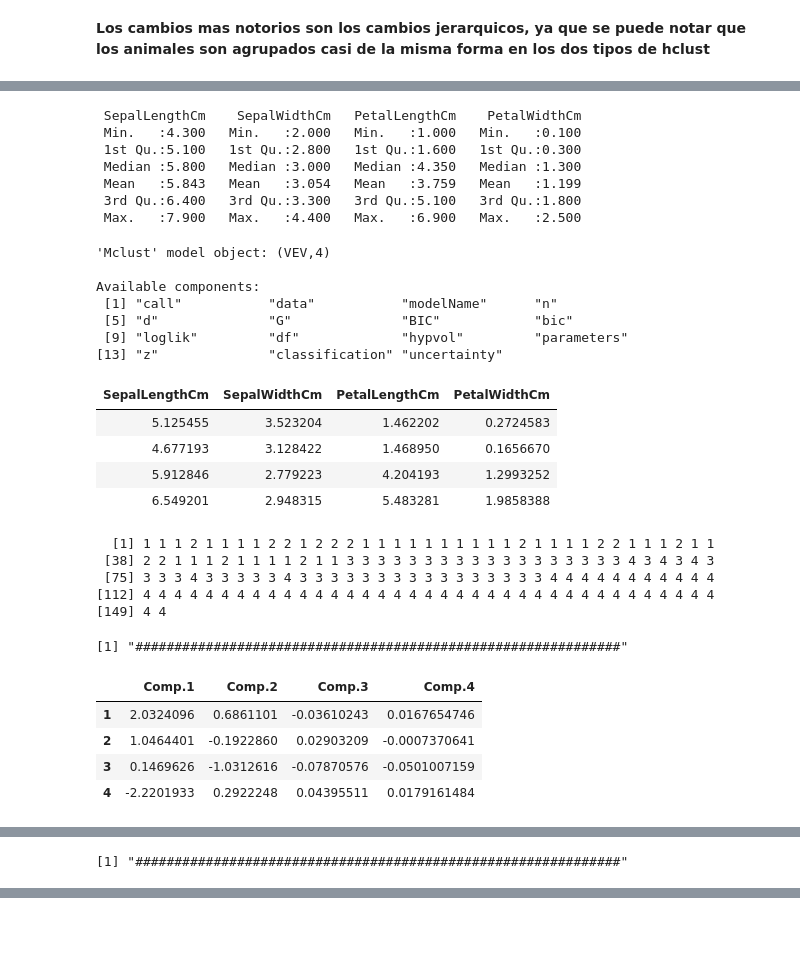
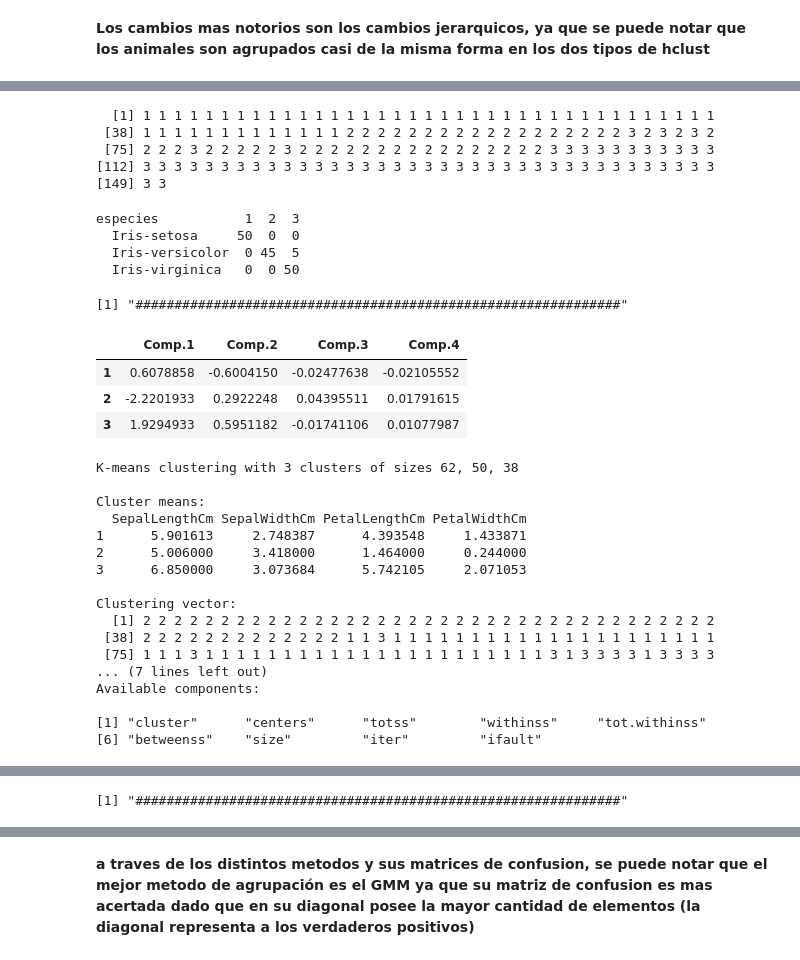
Before and after one commit to EKochG/info267, a Jupyter notebook: Aprendizaje no supervisado/Hoja2/Clustering_Notebook2.ipynb, the cells around one changed output, grey strips where cells are left out. Saved outputs shown, nothing was run; the diff lists cells and outputs as text; code cells hidden in the pictures; blank space fills up the shorter version.

```diff
--- a/Aprendizaje no supervisado/Hoja2/Clustering_Notebook2.ipynb
+++ b/Aprendizaje no supervisado/Hoja2/Clustering_Notebook2.ipynb
@@ -314,25 +314,28 @@ para cada uno de los análisis realizado en (a). Discuta sus resultados.
 data<- read.csv("Iris.csv",sep=",",header=TRUE )
 ft <- data[2:5] #Obtener solo los features
 especies<-data$Species
+dis <- dist(ft)
+#iris-setosa 1
+#iris-versicolor 2
+#iris-virginica 3
 
-dis <- dist(ft)
-
-
-
-ngrupo <- 4
+#GMM
+ngrupo <- 3
 clus <-Mclust(ft, G=ngrupo)
 clus
 cl <- clus$classification
 centers <- t(clus$parameters$mean)
 centers
 cl
+table(especies,clus$classification)
 print("##############################################################")
 #Kmean
 cl<-kmeans(ft,ngrupo,iter.max=1000,nstart=10)
 res <- princomp(ft, cor=TRUE)
 predict(res,cl$centers)
 cl
+table(especies,cl$cluster)
 print("##############################################################")
-
-plot(hclust(dis))
+cutr<-cutree(hclust(dis),3)
+table(especies,cutr)
 # %% [output]
@@ -356,30 +353,31 @@ Levels: Iris-setosa Iris-versicolor Iris-virginica
- SepalLengthCm    SepalWidthCm   PetalLengthCm    PetalWidthCm
- Min.   :4.300   Min.   :2.000   Min.   :1.000   Min.   :0.100
- 1st Qu.:5.100   1st Qu.:2.800   1st Qu.:1.600   1st Qu.:0.300
- Median :5.800   Median :3.000   Median :4.350   Median :1.300
- Mean   :5.843   Mean   :3.054   Mean   :3.759   Mean   :1.199
- 3rd Qu.:6.400   3rd Qu.:3.300   3rd Qu.:5.100   3rd Qu.:1.800
- Max.   :7.900   Max.   :4.400   Max.   :6.900   Max.   :2.500
+  [1] 1 1 1 1 1 1 1 1 1 1 1 1 1 1 1 1 1 1 1 1 1 1 1 1 1 1 1 1 1 1 1 1 1 1 1 1 1
+ [38] 1 1 1 1 1 1 1 1 1 1 1 1 1 2 2 2 2 2 2 2 2 2 2 2 2 2 2 2 2 2 2 3 2 3 2 3 2
+ [75] 2 2 2 3 2 2 2 2 2 3 2 2 2 2 2 2 2 2 2 2 2 2 2 2 2 2 3 3 3 3 3 3 3 3 3 3 3
+[112] 3 3 3 3 3 3 3 3 3 3 3 3 3 3 3 3 3 3 3 3 3 3 3 3 3 3 3 3 3 3 3 3 3 3 3 3 3
+[149] 3 3
-'Mclust' model object: (VEV,4)
-
-Available components:
- [1] "call"           "data"           "modelName"      "n"
- [5] "d"              "G"              "BIC"            "bic"
- [9] "loglik"         "df"             "hypvol"         "parameters"
-[13] "z"              "classification" "uncertainty"
+especies           1  2  3
+  Iris-setosa     50  0  0
+  Iris-versicolor  0 45  5
+  Iris-virginica   0  0 50
-| SepalLengthCm | SepalWidthCm | PetalLengthCm | PetalWidthCm |
-| 5.125455 | 3.523204 | 1.462202 | 0.2724583 |
-| 4.677193 | 3.128422 | 1.468950 | 0.1656670 |
-| 5.912846 | 2.779223 | 4.204193 | 1.2993252 |
-| 6.549201 | 2.948315 | 5.483281 | 1.9858388 |
-  [1] 1 1 1 2 1 1 1 1 2 2 1 2 2 2 1 1 1 1 1 1 1 1 1 1 2 1 1 1 1 2 2 1 1 1 2 1 1
- [38] 2 2 1 1 1 2 1 1 1 1 2 1 1 3 3 3 3 3 3 3 3 3 3 3 3 3 3 3 3 3 3 4 3 4 3 4 3
- [75] 3 3 3 4 3 3 3 3 3 4 3 3 3 3 3 3 3 3 3 3 3 3 3 3 3 3 4 4 4 4 4 4 4 4 4 4 4
-[112] 4 4 4 4 4 4 4 4 4 4 4 4 4 4 4 4 4 4 4 4 4 4 4 4 4 4 4 4 4 4 4 4 4 4 4 4 4
-[149] 4 4
+[1] "##############################################################"
+|  | Comp.1 | Comp.2 | Comp.3 | Comp.4 |
+| 1 | 0.6078858 | -0.6004150 | -0.02477638 | -0.02105552 |
+| 2 | -2.2201933 | 0.2922248 | 0.04395511 | 0.01791615 |
+| 3 | 1.9294933 | 0.5951182 | -0.01741106 | 0.01077987 |
-[1] "##############################################################"
+K-means clustering with 3 clusters of sizes 62, 50, 38
+
+Cluster means:
+  SepalLengthCm SepalWidthCm PetalLengthCm PetalWidthCm
+1      5.901613     2.748387      4.393548     1.433871
+2      5.006000     3.418000      1.464000     0.244000
+3      6.850000     3.073684      5.742105     2.071053
+
+Clustering vector:
+  [1] 2 2 2 2 2 2 2 2 2 2 2 2 2 2 2 2 2 2 2 2 2 2 2 2 2 2 2 2 2 2 2 2 2 2 2 2 2
+ [38] 2 2 2 2 2 2 2 2 2 2 2 2 2 1 1 3 1 1 1 1 1 1 1 1 1 1 1 1 1 1 1 1 1 1 1 1 1
+ [75] 1 1 1 3 1 1 1 1 1 1 1 1 1 1 1 1 1 1 1 1 1 1 1 1 1 1 3 1 3 3 3 3 1 3 3 3 3
+... (7 lines left out)
+Available components:
+
+[1] "cluster"      "centers"      "totss"        "withinss"     "tot.withinss"
+[6] "betweenss"    "size"         "iter"         "ifault"
-|  | Comp.1 | Comp.2 | Comp.3 | Comp.4 |
-| 1 | 2.0324096 | 0.6861101 | -0.03610243 | 0.0167654746 |
-| 2 | 1.0464401 | -0.1922860 | 0.02903209 | -0.0007370641 |
-| 3 | 0.1469626 | -1.0312616 | -0.07870576 | -0.0501007159 |
-| 4 | -2.2201933 | 0.2922248 | 0.04395511 | 0.0179161484 |
@@ -404,0 +394,2 @@ Available components:
+# %% [markdown]
+<b>a traves de los distintos metodos y sus matrices de confusion, se puede notar que el mejor metodo de agrupación es el GMM ya que su matriz de confusion es mas acertada dado que en su diagonal posee la mayor cantidad de elementos (la diagonal representa a los verdaderos positivos)</b>
```
Also changed, not shown: parts of 5 cells of this notebook.
